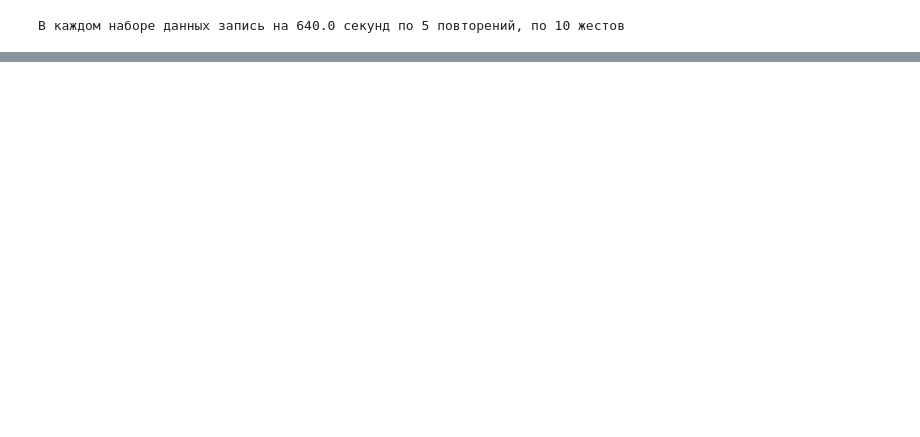
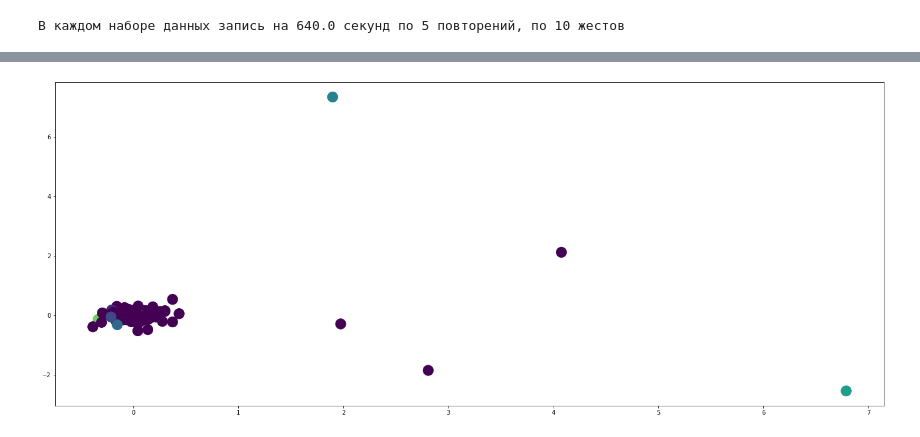
Before and after one commit to zugzvangg/SPC, a Jupyter notebook: stats/biosignals/ts_clustering.ipynb, the cells around one changed output, grey strips where cells are left out. Cells and saved outputs as stored; diff of their text form; code cells hidden in the pictures; blank space fills up the shorter version.

```diff
--- a/stats/biosignals/ts_clustering.ipynb
+++ b/stats/biosignals/ts_clustering.ipynb
@@ -237,0 +168,9 @@ pd.DataFrame(zip(namesofMySeries,fancy_names_for_labels),columns=["Series","Clus
+# %%
+pca = PCA(n_components=2)
+mySeries_transformed = pca.fit_transform(mySeries)
+
+plt.figure(figsize=(25,10))
+plt.scatter(mySeries_transformed[:,0],mySeries_transformed[:,1], s=300, c=labels)
+plt.show()
+# %% [output]
+[figure, added]
```
Also changed, not shown: parts of 24 cells of this notebook.
